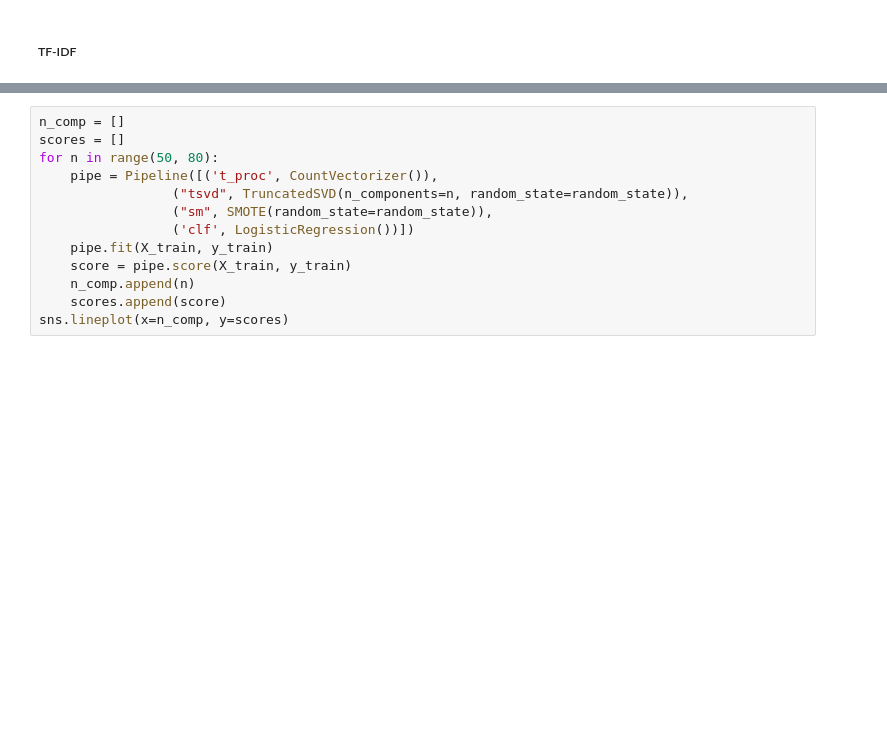
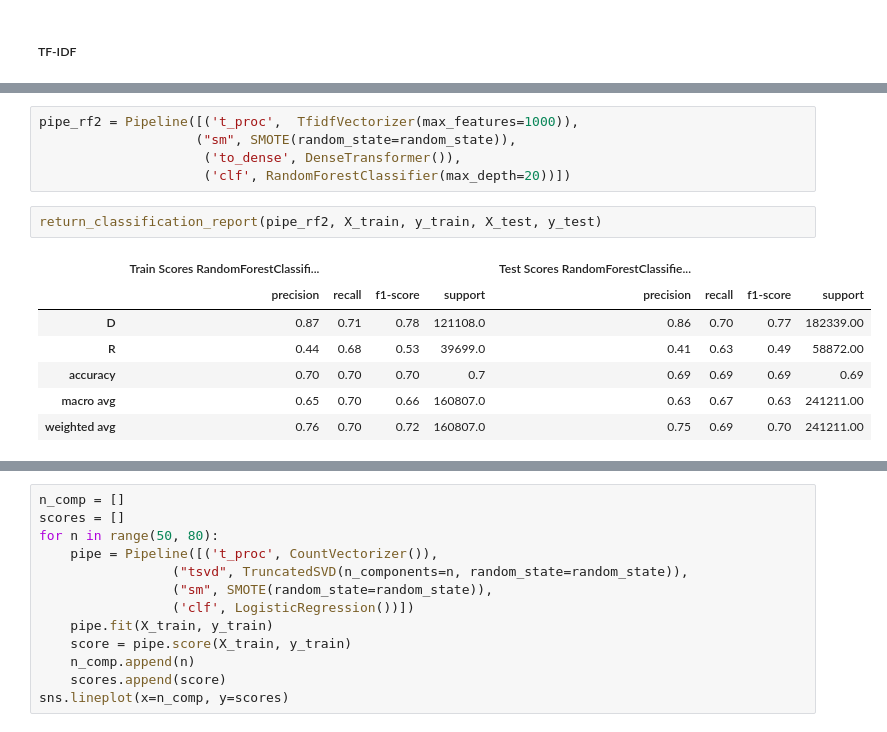
Before and after one commit to swzoeller/NLP-Capstone, a Jupyter notebook: data-extraction-twint.ipynb, the cells around one changed output, grey strips where cells are left out. Cells and saved outputs as stored; diff of their text form; blank space fills up the shorter version.

```diff
--- a/data-extraction-twint.ipynb
+++ b/data-extraction-twint.ipynb
@@ -693,0 +701,15 @@ KeyboardInterrupt:
+# %%
+pipe_rf2 = Pipeline([('t_proc',  TfidfVectorizer(max_features=1000)),
+                    ("sm", SMOTE(random_state=random_state)),
+                     ('to_dense', DenseTransformer()),
+                     ('clf', RandomForestClassifier(max_depth=20))])
+# %%
+return_classification_report(pipe_rf2, X_train, y_train, X_test, y_test)
+# %% [output]
+|  | Train Scores RandomForestClassifi... |  |  |  | Test Scores RandomForestClassifie... |  |  |  |
+|  | precision | recall | f1-score | support | precision | recall | f1-score | support |
+| D | 0.87 | 0.71 | 0.78 | 121108.0 | 0.86 | 0.70 | 0.77 | 182339.00 |
+| R | 0.44 | 0.68 | 0.53 | 39699.0 | 0.41 | 0.63 | 0.49 | 58872.00 |
+| accuracy | 0.70 | 0.70 | 0.70 | 0.7 | 0.69 | 0.69 | 0.69 | 0.69 |
+| macro avg | 0.65 | 0.70 | 0.66 | 160807.0 | 0.63 | 0.67 | 0.63 | 241211.00 |
+| weighted avg | 0.76 | 0.70 | 0.72 | 160807.0 | 0.75 | 0.69 | 0.70 | 241211.00 |
```
Also changed, not shown: parts of 32 cells of this notebook.
